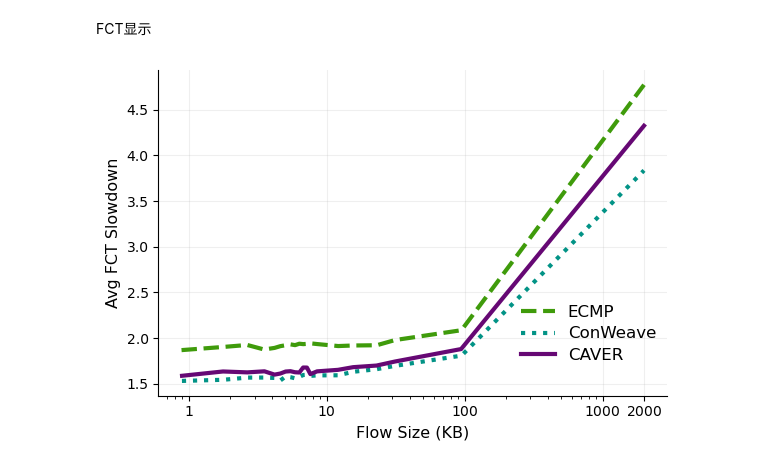
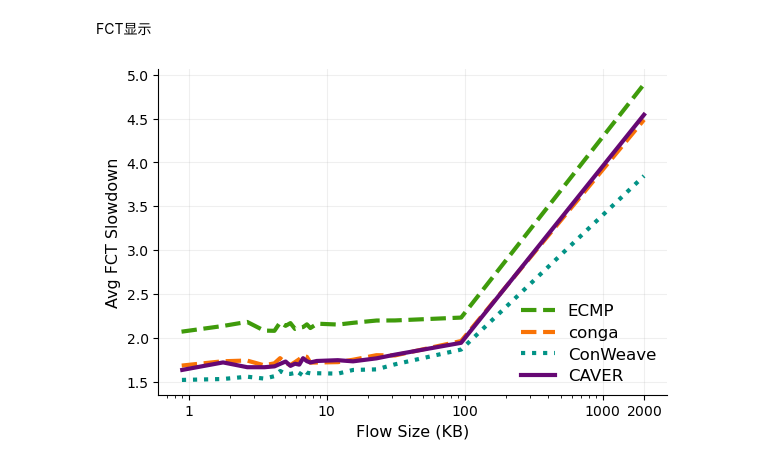
Before and after one commit to denght23/CAVER, a Jupyter notebook: ns-allinone-3.19/ns-3.19/show/all-to-all_visual.ipynb, the cells around one changed output. Saved outputs shown, nothing was run; the diff lists cells and outputs as text; code cells hidden in the pictures.

Commit message:
caver load-balanc

```diff
--- a/ns-allinone-3.19/ns-3.19/show/all-to-all_visual.ipynb
+++ b/ns-allinone-3.19/ns-3.19/show/all-to-all_visual.ipynb
@@ -17,9 +17,10 @@ simulate_id for each method
 # CAVER_id = 414623077
 
 ##########fat_tree, k = 4, no bond, load = 48%
-fecmp_id = 547248488
-conweave_id = 837015620
-CAVER_id = 548337622
+fecmp_id = 427735643
+conga_id = 742107896
+conweave_id = 198631534
+CAVER_id = 561905433
 # %% [markdown]
 show fct
 # %%
@@ -122,10 +123,10 @@ ecmp_result = get_steps_from_raw(fecmp_id, STEP)
 # ax.plot(xvals, result["avg"], markersize=1.0, linewidth=3.0, label="{}".format(lb_mode), linestyle=LS[1])
 ax.plot(ecmp_result["size"], ecmp_result["avg"], markersize=1.0, linewidth=3.0, label="{}".format(lb_mode), linestyle=LS[1], color = 'xkcd:grass green')
 
-# lb_mode = "conga"
-# result = get_steps_from_raw(conga_id, STEP)
-# # ax.plot(xvals, result["avg"], markersize=1.0, linewidth=3.0, label="{}".format(lb_mode), linestyle=LS[1])
-# ax.plot(result["size"], result["avg"], markersize=1.0, linewidth=3.0, label="{}".format(lb_mode), linestyle=LS[1], color = 'xkcd:orange')
+lb_mode = "conga"
+result = get_steps_from_raw(conga_id, STEP)
+# ax.plot(xvals, result["avg"], markersize=1.0, linewidth=3.0, label="{}".format(lb_mode), linestyle=LS[1])
+ax.plot(result["size"], result["avg"], markersize=1.0, linewidth=3.0, label="{}".format(lb_mode), linestyle=LS[1], color = 'xkcd:orange')
 
 lb_mode = "ConWeave"
 conweave_result = get_steps_from_raw(conweave_id, STEP)
@@ -137,31 +138,31 @@ ax.plot(caver_result["size"], caver_result["avg"], markersize=1.0, linewidth=3.0
 
 ax.grid(which='minor', alpha=0.2)
 ax.grid(which='major', alpha=0.5)
 
 # 0.0,1.2
 ax.legend(bbox_to_anchor=(0.7, 0.3), loc="upper left", borderaxespad=0,
         frameon=False, fontsize=12, facecolor='white', ncol=1,
         labelspacing=0.4, columnspacing=0.8)
 
 ax.set_xscale('log')
 # log_ticks = np.log10([1, 10, 10 ** 2])  # 将线性值转换为对数值
 log_ticks = np.log10([1, 10, 10 ** 2, 10 ** 3, 2 * (10 ** 3)])  # 将线性值转换为对数值
 ax.set_xticks(10 ** log_ticks)
 # ax.set_xticklabels([r"$1$", r"$10$", r"$100$"])
 ax.set_xticklabels([r"$1$", r"$10$", r"$100$", r"$1000$", r"$2000$"])
 
 ax.grid(True, which='major')
 
 # 关闭次要刻度线
 ax.grid(False, which='minor')
 
 # 显示网格线的透明度
 ax.grid(True, which='major', alpha=0.2)
 # ax.set_ylim(1.4, 2.2)
 plt.tight_layout()
 pdf.savefig()
 pdf.close()
 plt.savefig("plot.png")
 plt.show()
 # %% [output]
-[figure, old version]
+[figure, new version]
```
Also changed, not shown: 32 other files.
